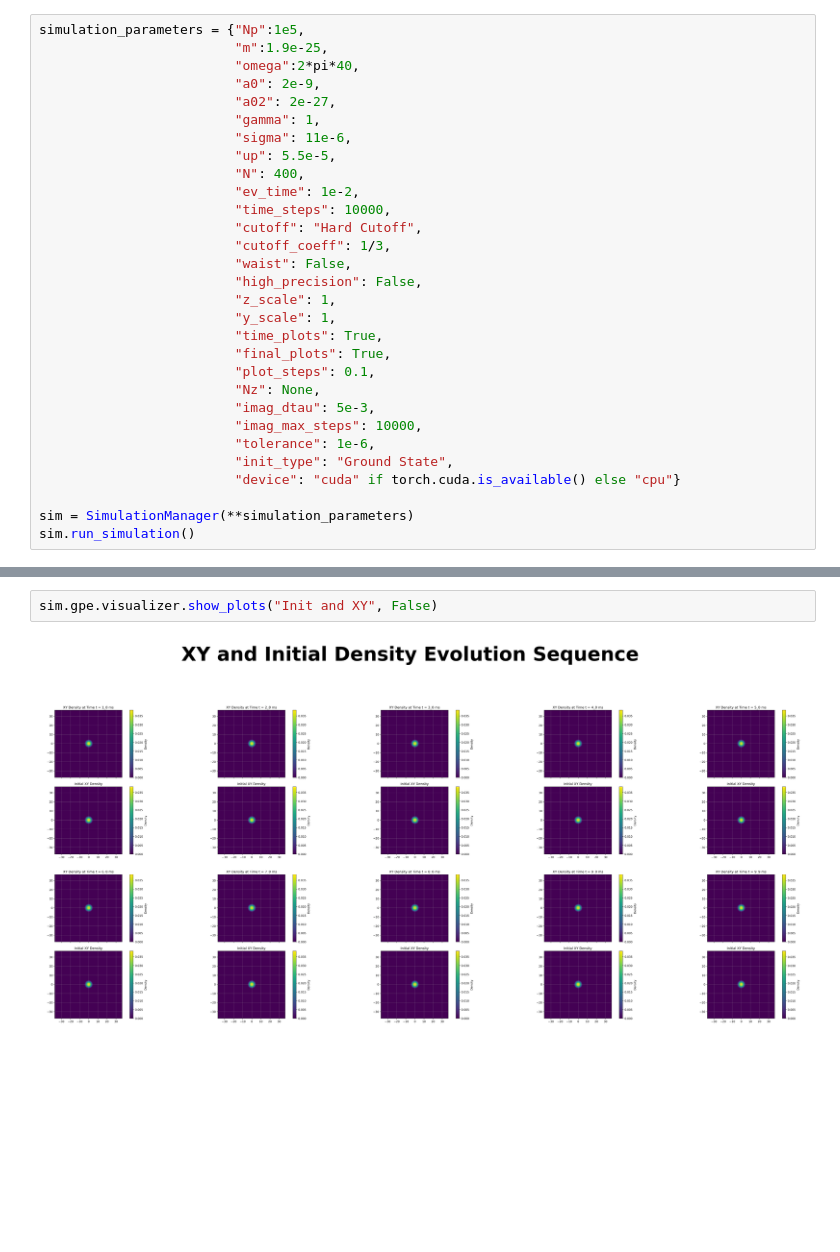
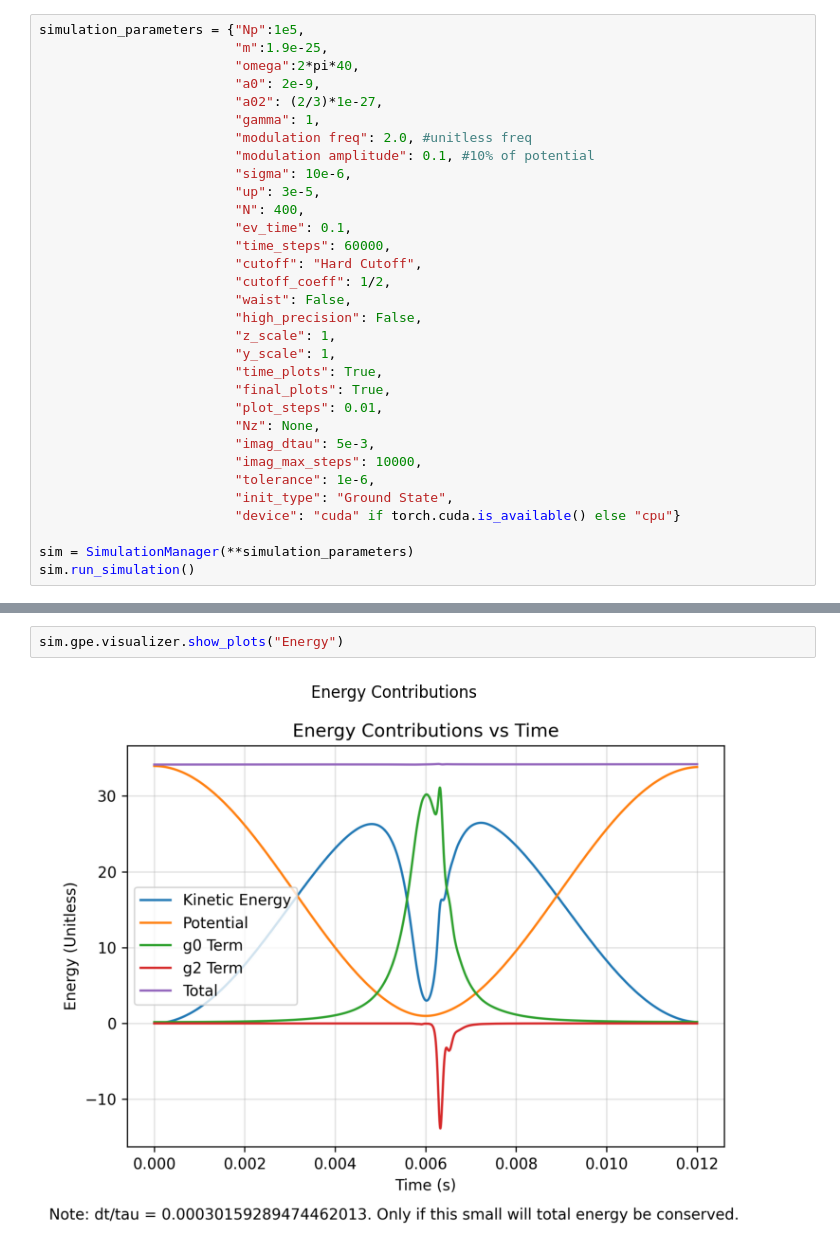
Before and after one commit to svijaymurugan/BECSimulation, a Jupyter notebook: PlotsIndiumGPE.ipynb, the cells around one changed output, grey strips where cells are left out. Saved outputs shown, nothing was run; the diff lists cells and outputs as text; blank space fills up the shorter version.

Commit message:
Added modulation of trap frequency (and included trap modulation amplitude parameter). Included recording of kx and kz amplitudes (sliced at kx/ky/kz=0).

```diff
--- a/PlotsIndiumGPE.ipynb
+++ b/PlotsIndiumGPE.ipynb
@@ -1065,22 +1134,24 @@ simulation_parameters = {"Np":1e5,
                          "m":1.9e-25,
                          "omega":2*pi*40,
                          "a0": 2e-9,
-                         "a02": 2e-27,
+                         "a02": (2/3)*1e-27,
                          "gamma": 1,
-                         "sigma": 11e-6,
-                         "up": 5.5e-5,
+                         "modulation freq": 2.0, #unitless freq
+                         "modulation amplitude": 0.1, #10% of potential
+                         "sigma": 10e-6,
+                         "up": 3e-5,
                          "N": 400,
-                         "ev_time": 1e-2,
-                         "time_steps": 10000,
+                         "ev_time": 0.1,
+                         "time_steps": 60000,
                          "cutoff": "Hard Cutoff",
-                         "cutoff_coeff": 1/3,
+                         "cutoff_coeff": 1/2,
                          "waist": False,
                          "high_precision": False,
                          "z_scale": 1,
                          "y_scale": 1,
                          "time_plots": True,
                          "final_plots": True,
-                         "plot_steps": 0.1,
+                         "plot_steps": 0.01,
                          "Nz": None,
                          "imag_dtau": 5e-3,
                          "imag_max_steps": 10000,
@@ -1145,6 +1193,6 @@ Triggering local download...
 [interactive output not drawn]
 [interactive output not drawn]
 # %%
-sim.gpe.visualizer.show_plots("Init and XY", False)
+sim.gpe.visualizer.show_plots("Energy")
 # %% [output]
-[figure, old version]
+[figure, new version]
```
Also changed, not shown: parts of 10 cells of this notebook.
